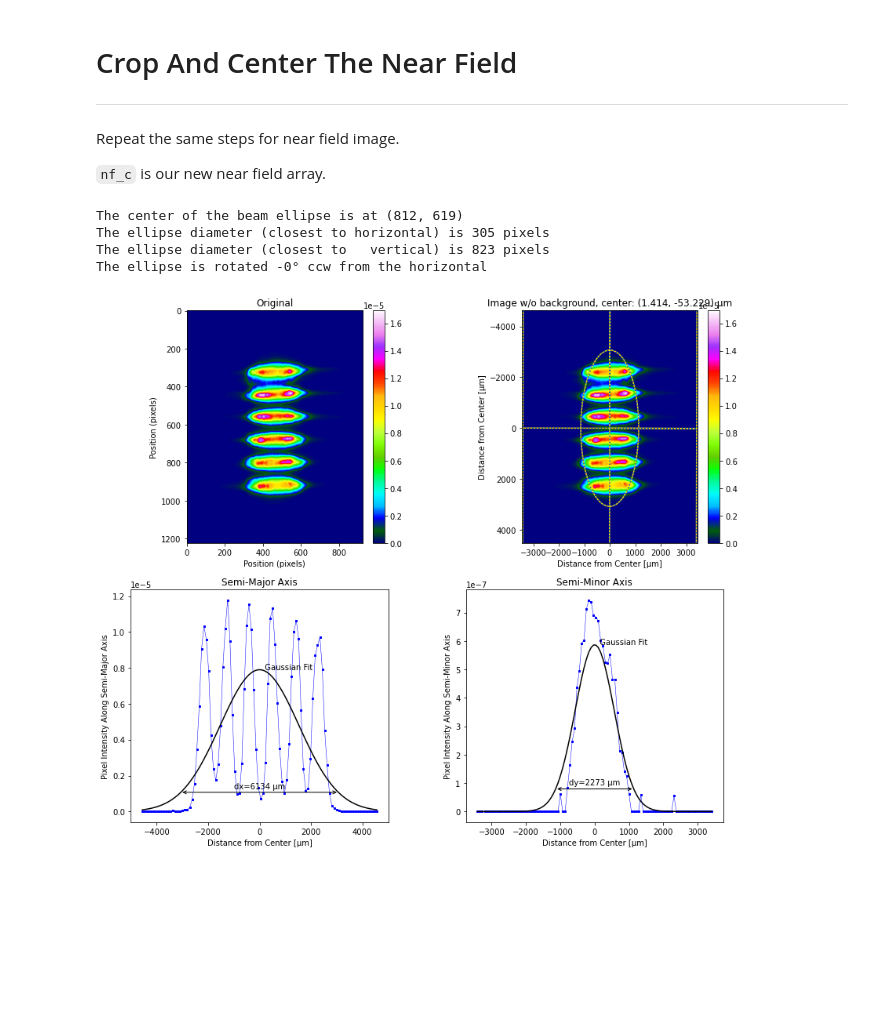
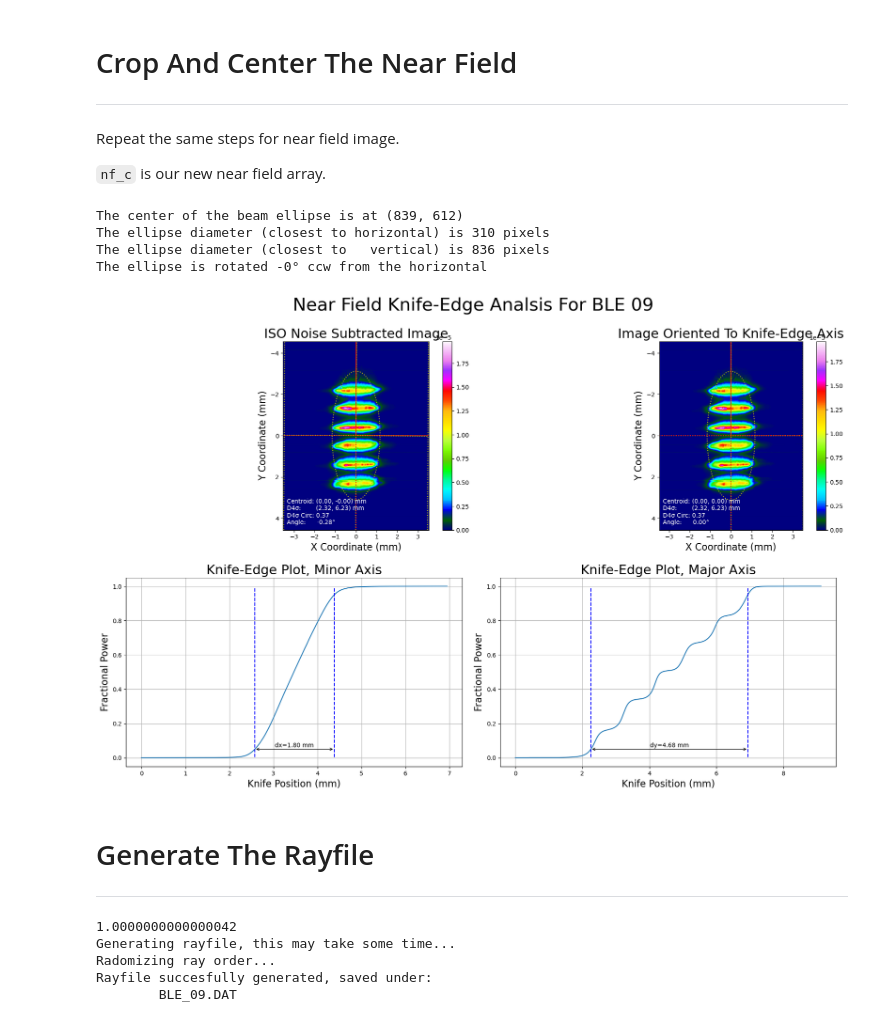
Before and after one commit to ryantro/laserbeamtools, a Jupyter notebook: docs/LBT-02-ZEMAX-Rayfile-Generation.ipynb, the cells around one changed output. Saved outputs shown, nothing was run; the diff lists cells and outputs as text; code cells hidden in the pictures; blank space fills up the shorter version.

```diff
--- a/docs/LBT-02-ZEMAX-Rayfile-Generation.ipynb
+++ b/docs/LBT-02-ZEMAX-Rayfile-Generation.ipynb
@@ -164,22 +137,37 @@ Repeat the same steps for near field image.
 # %%
 # Parse beam
 x, y, dx, dy, phi = lbt.beam_size(nf)
 print("The center of the beam ellipse is at (%.0f, %.0f)" % (x, y))
 print("The ellipse diameter (closest to horizontal) is %.0f pixels" % dx)
 print("The ellipse diameter (closest to   vertical) is %.0f pixels" % dy)
 print("The ellipse is rotated %.0f° ccw from the horizontal" % (phi * 180/3.1416))
 
 nf_nbg = lbt.subtract_corner_background(nf, iso_noise=False)
 
 nf_c, nfx_c, nfy_c = lbt.crop_image_to_integration_rect(nf_nbg, x, y, dx, dy, phi)
 
 pixel_size=4.4
 mag = 0.59
 
-lbt.plot_image_analysis(nf_c, pixel_size=pixel_size/mag)
+lbt.plot_knife_edge_analysis(nf_c, pixel_size=pixel_size/mag/1000, units='mm',title='Near Field Knife-Edge Analsis For %s' % title)
 # %% [output]
-The center of the beam ellipse is at (812, 619)
-The ellipse diameter (closest to horizontal) is 305 pixels
-The ellipse diameter (closest to   vertical) is 823 pixels
+The center of the beam ellipse is at (839, 612)
+The ellipse diameter (closest to horizontal) is 310 pixels
+The ellipse diameter (closest to   vertical) is 836 pixels
 The ellipse is rotated -0° ccw from the horizontal
-[figure, old version]
+[figure, new version]
+# %% [markdown]
+# Generate The Rayfile
+---
+# %%
+rg = lbt.Rayfile_gen()
+rg.load_nf(nf_c, pixel_size_um=4.4, magnification=0.59)
+rg.load_ff(ff_c, pixel_size_um=4.4, flen_mm=80)
+rg.load_spectrum(spec_x_t, spec_y_t)
+rg.generate('BLE_09.DAT')
+# %% [output]
+1.0000000000000042
+Generating rayfile, this may take some time...
+Radomizing ray order...
+Rayfile succesfully generated, saved under:
+        BLE_09.DAT
```
Also changed, not shown: parts of 3 cells of this notebook, 10 other files.
